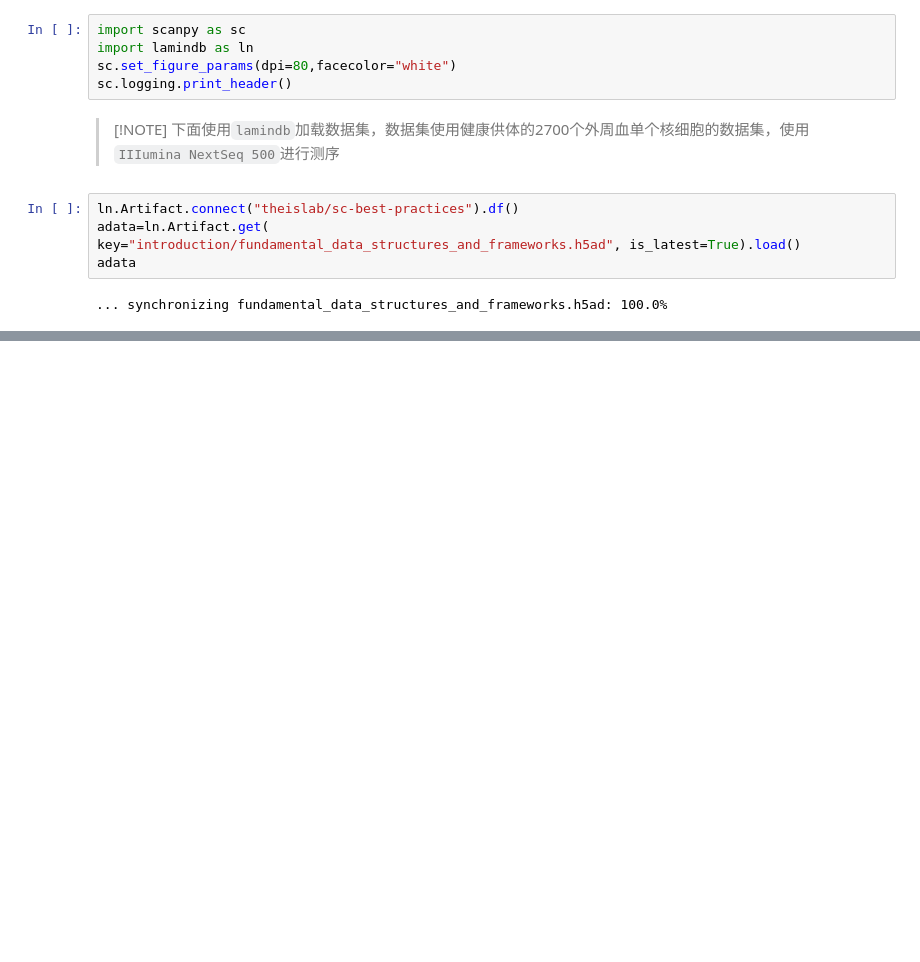
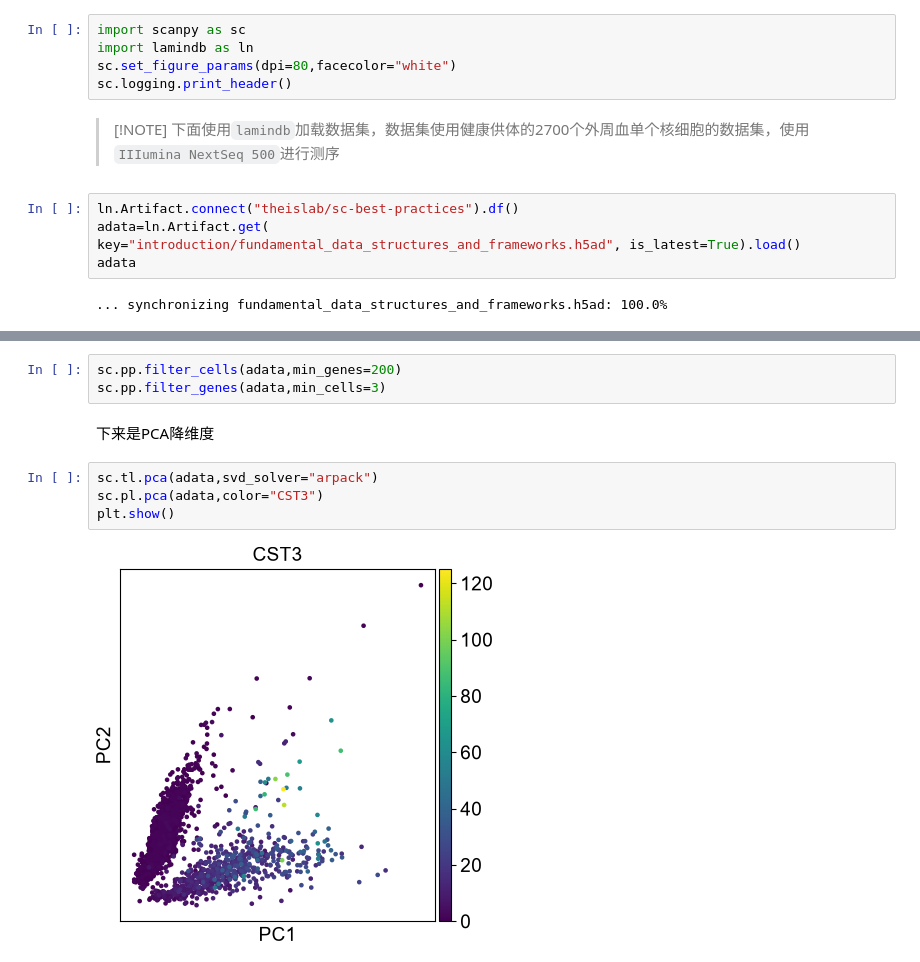
Before and after one commit to caoronglin/rlcao-notes, a Jupyter notebook: notes/bio/生信学习/单细胞/笔记/04单细胞数据结构和框架.ipynb, the cells around one changed output, grey strips where cells are left out. Saved outputs shown, nothing was run; the diff lists cells and outputs as text; blank space fills up the shorter version.

```diff
--- a/notes/bio/生信学习/单细胞/笔记/04单细胞数据结构和框架.ipynb
+++ b/notes/bio/生信学习/单细胞/笔记/04单细胞数据结构和框架.ipynb
@@ -217,0 +251,11 @@ adata
+# %%
+sc.pp.filter_cells(adata,min_genes=200)
+sc.pp.filter_genes(adata,min_cells=3)
+# %% [markdown]
+下来是PCA降维度
+# %%
+sc.tl.pca(adata,svd_solver="arpack")
+sc.pl.pca(adata,color="CST3")
+plt.show()
+# %% [output]
+[figure, added]
```
Also changed, not shown: parts of 7 cells of this notebook, 1 other file.
